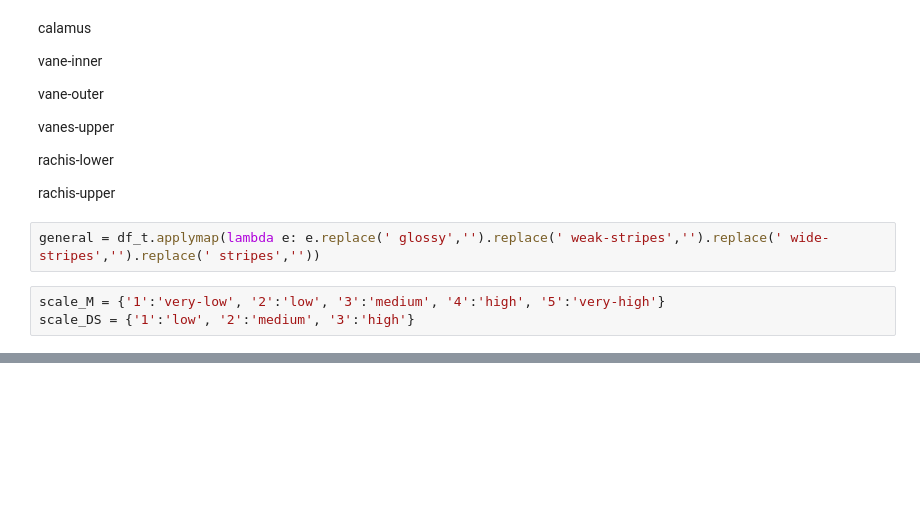
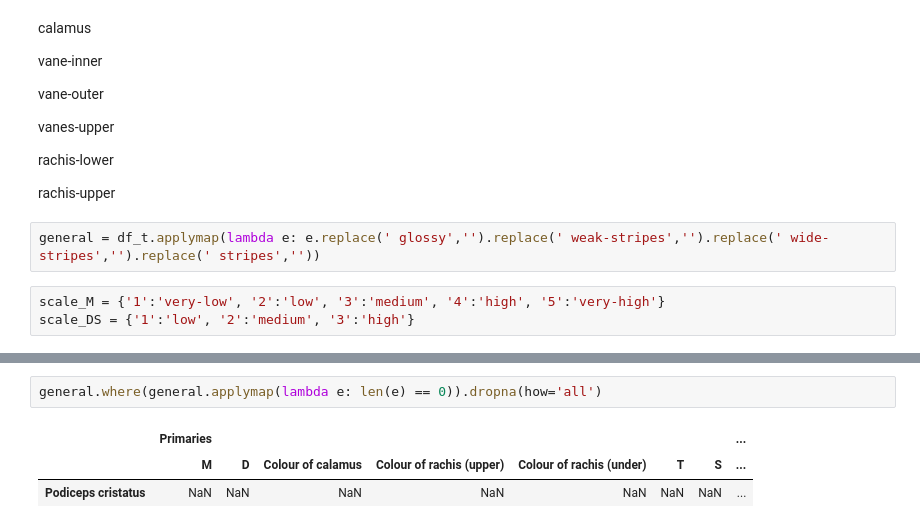
Before and after one commit to Maciej-GBS/SBC, a Jupyter notebook: knowledge/data-analysis.ipynb, the cells around one changed output, grey strips where cells are left out. Saved outputs shown, nothing was run; the diff lists cells and outputs as text; blank space fills up the shorter version.

```diff
--- a/knowledge/data-analysis.ipynb
+++ b/knowledge/data-analysis.ipynb
@@ -773,0 +735,6 @@ NameError: name 'M' is not defined
+# %%
+general.where(general.applymap(lambda e: len(e) == 0)).dropna(how='all')
+# %% [output]
+|  | Primaries |  |  |  |  |  |  | ... |
+|  | M | D | Colour of calamus | Colour of rachis (upper) | Colour of rachis (under) | T | S | ... |
+| Podiceps cristatus | NaN | NaN | NaN | NaN | NaN | NaN | NaN | ... |
```
Also changed, not shown: parts of 3 cells of this notebook, 1 other file.
